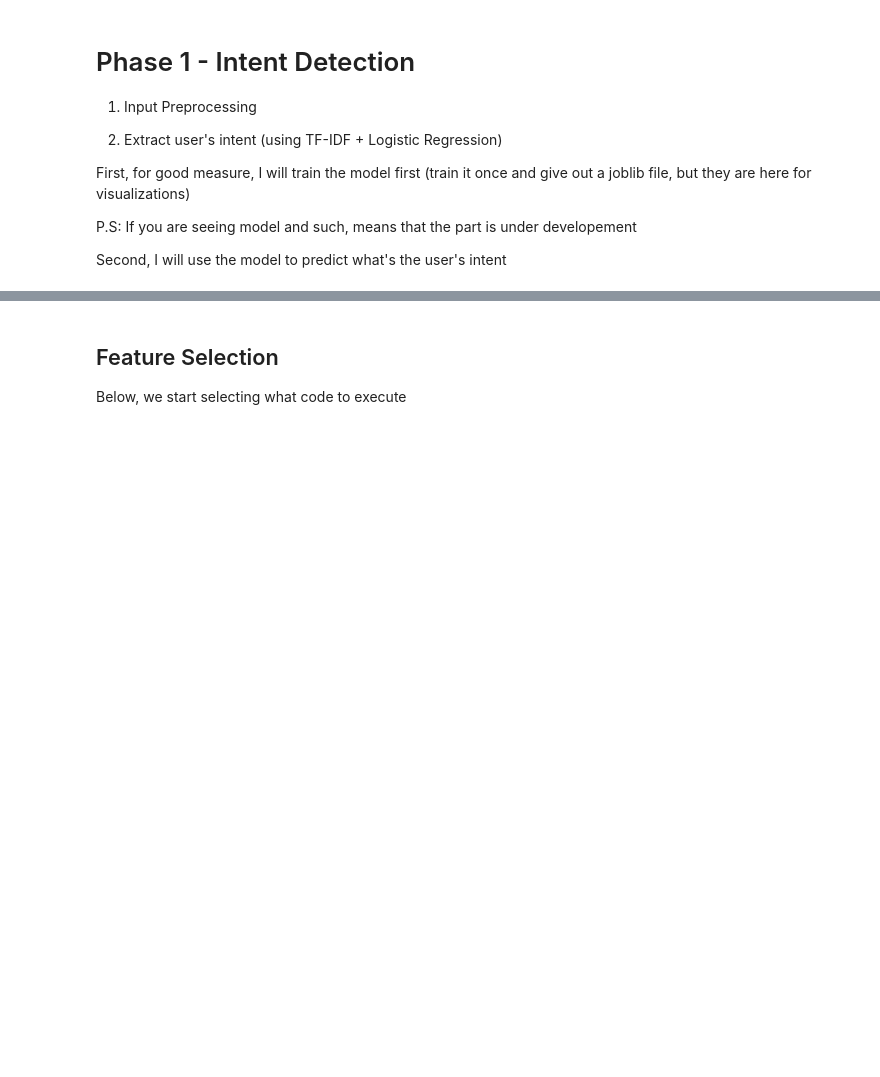
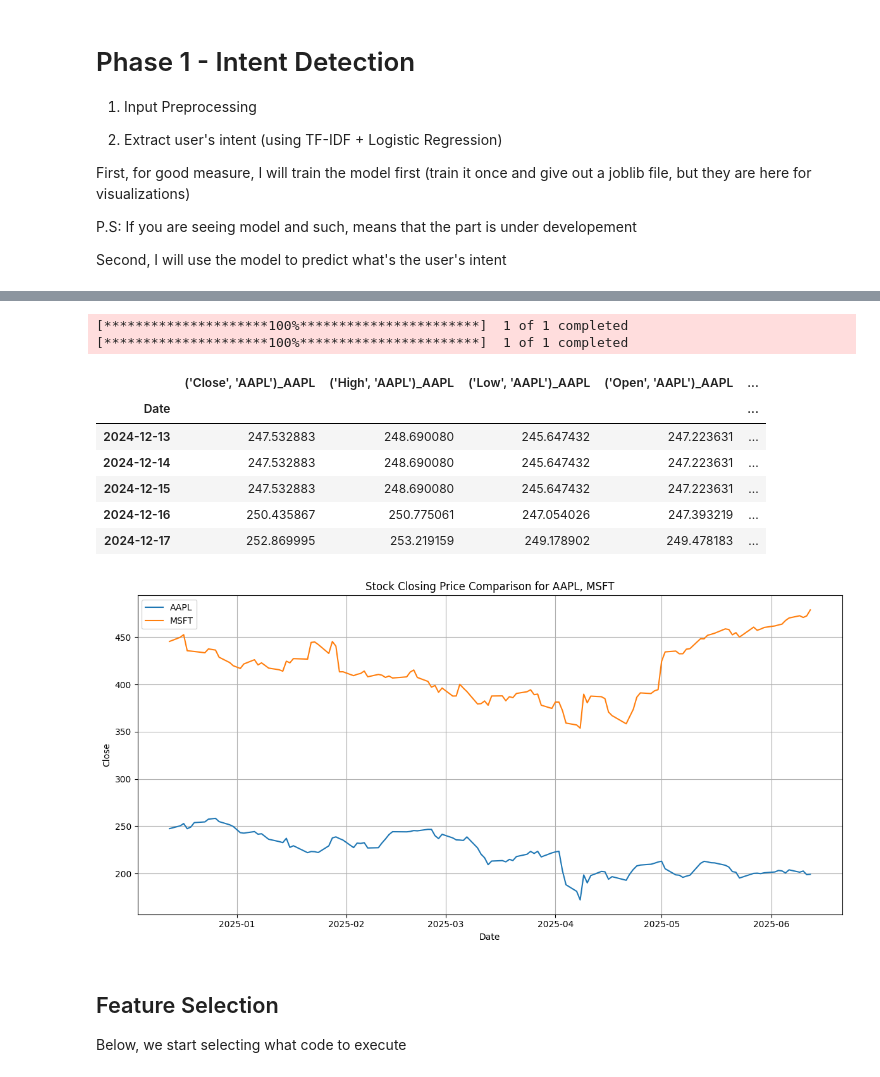
Before and after one commit to AGRedQ/Finance_Fian, a Jupyter notebook: simple_working_pipeline.ipynb, the cells around one changed output, grey strips where cells are left out. Drawn from its saved outputs; the diff is of its cells as text; code cells hidden in the pictures; blank space fills up the shorter version.

Commit message:
Simple Intent with API, pipeline functions made

```diff
--- a/simple_working_pipeline.ipynb
+++ b/simple_working_pipeline.ipynb
@@ -260,3 +306,66 @@ Date
+# %%
+
+def process_intent(intent):
+    if intent == "not_stock":
+        prompt = (
+            "This user query does not relate to stock trading or analysis.\n"
+            "Chat with the user, but do let them know that you are a small stock market assistant and cannot help with this query.\n"
+            "You can fetch live data, calculate indicators, and predict stock prices.\n"
+            "User: " + raw_query + "\n"
+            "Response: "
+        )
+        response = model.generate_content(prompt)
+        print(response.text)
+
+    elif intent == "display_price":
+        if tickers:
+            display_stock(tickers, period=period, visualize=True)
+        else:
+            print("No valid stock tickers found in the query.")
+
+    elif intent == "compare_stocks":
+        if tickers and len(tickers) > 1:
+            compare_stocks(tickers, period=period, visualize=True)
+        else:
+            print("Not enough valid stock tickers found for comparison.")
+
+    elif intent == "calculate_indicator":
+        if tickers:
+            indicator = extract_indicator(raw_query)
+            print(f"Calculating {indicator} for {', '.join(tickers)} over the period of {period}.")
+            # Placeholder for actual indicator calculation logic
+            # This would typically involve fetching data and applying the indicator formula
+        else:
+            print("No valid stock tickers found for indicator calculation.")
+
+    elif intent == "predict_indicator":
+        if tickers:
+            indicator = extract_indicator(raw_query)
+            print(f"Predicting {indicator} for {', '.join(tickers)} over the period of {period}.")
+            # Placeholder for actual prediction logic
+            # This would typically involve fetching data and applying a prediction model
+        else:
+            print("No valid stock tickers found for indicator prediction.")
+    else: #fallback
+        print("Intent not recognized or not implemented. Please try again with a different query.")
+
+
+
+
+
+
+process_intent(intent)
+# %% [output]
+[*********************100%***********************]  1 of 1 completed
+[*********************100%***********************]  1 of 1 completed
+|  | ('Close', 'AAPL')_AAPL | ('High', 'AAPL')_AAPL | ('Low', 'AAPL')_AAPL | ('Open', 'AAPL')_AAPL | ... |
+| Date |  |  |  |  | ... |
+| 2024-12-13 | 247.532883 | 248.690080 | 245.647432 | 247.223631 | ... |
+| 2024-12-14 | 247.532883 | 248.690080 | 245.647432 | 247.223631 | ... |
+| 2024-12-15 | 247.532883 | 248.690080 | 245.647432 | 247.223631 | ... |
+| 2024-12-16 | 250.435867 | 250.775061 | 247.054026 | 247.393219 | ... |
+| 2024-12-17 | 252.869995 | 253.219159 | 249.178902 | 249.478183 | ... |
+[figure, added]
 # %% [markdown]
 ## Feature Selection
 
```
Also changed, not shown: parts of 5 cells of this notebook, 10 other files.
